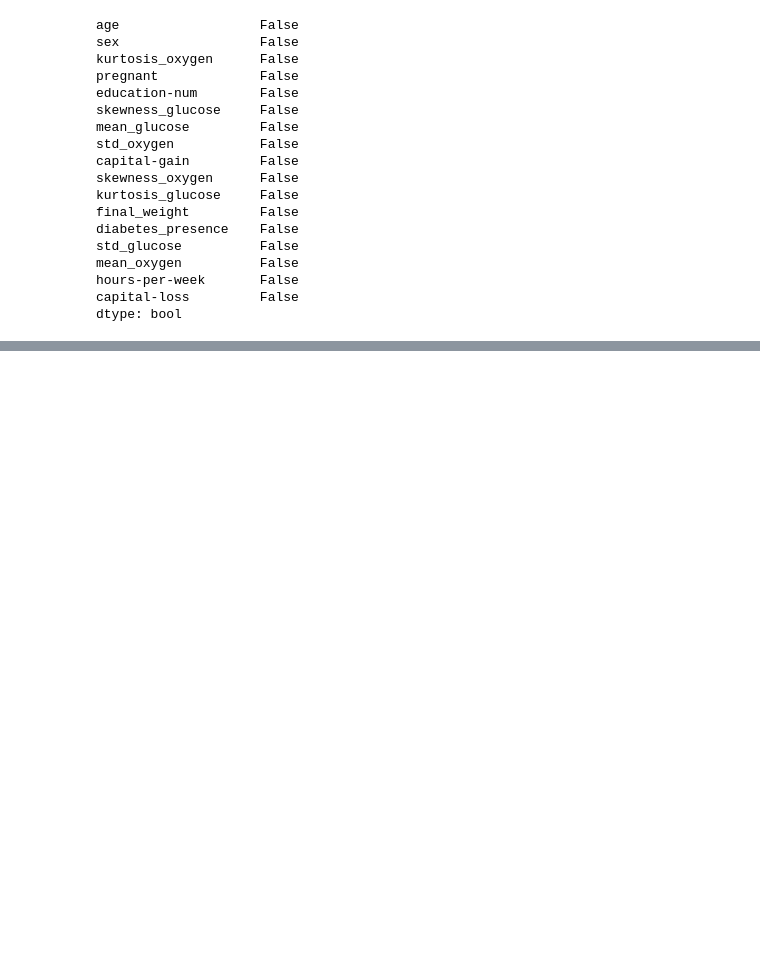
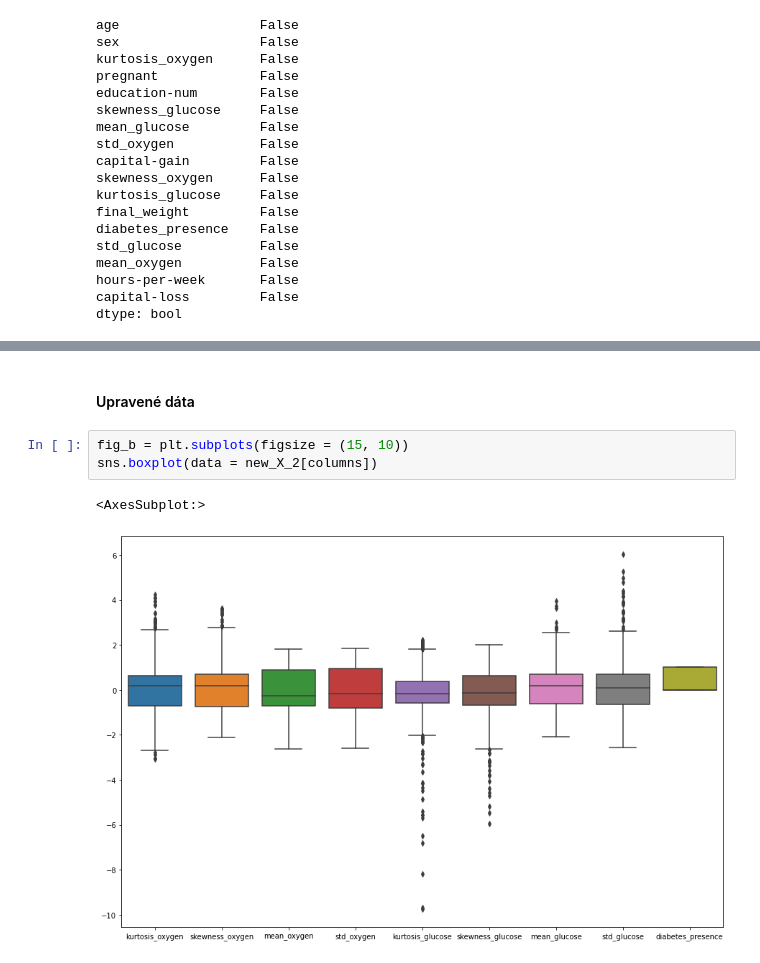
Before and after one commit to xsipka/FIIT_IAU_Projekt, a Jupyter notebook: phase_2.ipynb, the cells around one changed output, grey strips where cells are left out. Drawn from its saved outputs; the diff is of its cells as text; blank space fills up the shorter version.

```diff
--- a/phase_2.ipynb
+++ b/phase_2.ipynb
@@ -574,0 +834,8 @@ dtype: bool
+# %% [markdown]
+#### Upravené dáta
+# %%
+fig_b = plt.subplots(figsize = (15, 10))
+sns.boxplot(data = new_X_2[columns])
+# %% [output]
+<AxesSubplot:>
+[figure, added]
```
Also changed, not shown: parts of 38 cells of this notebook.
